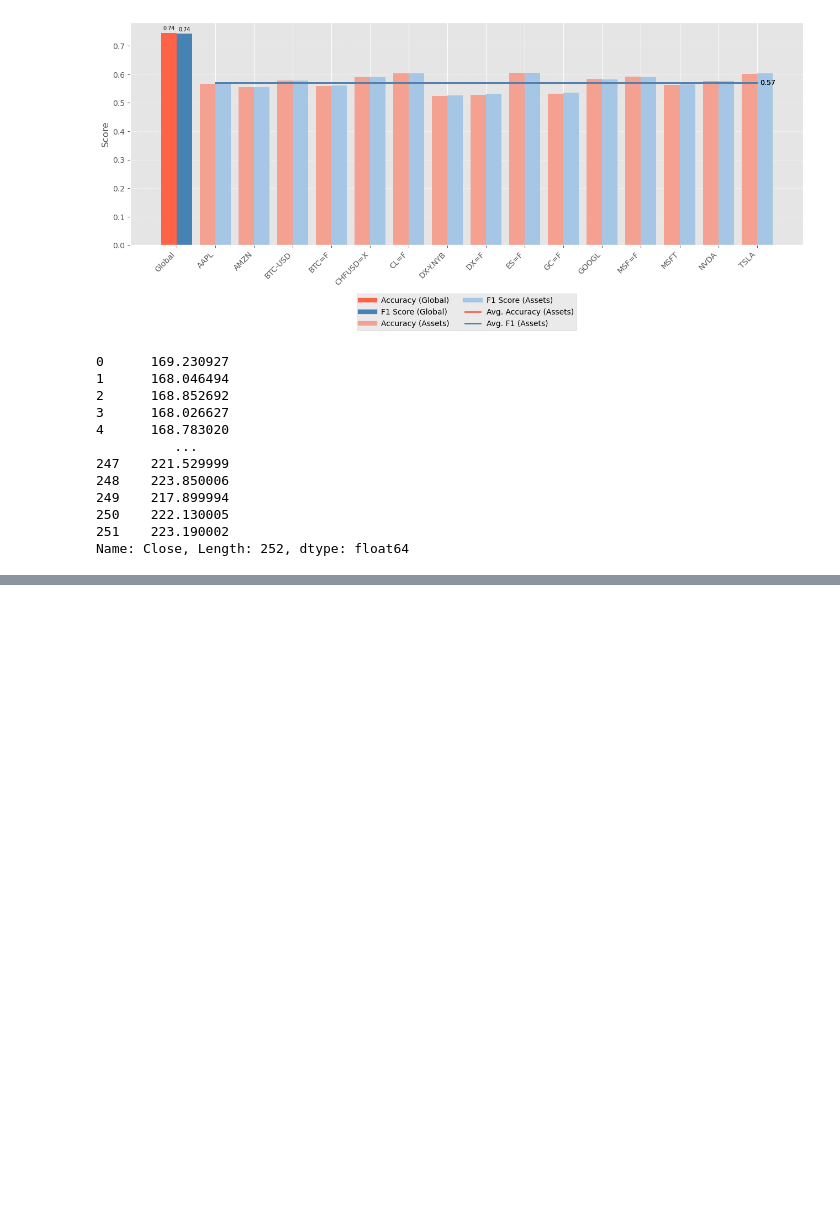
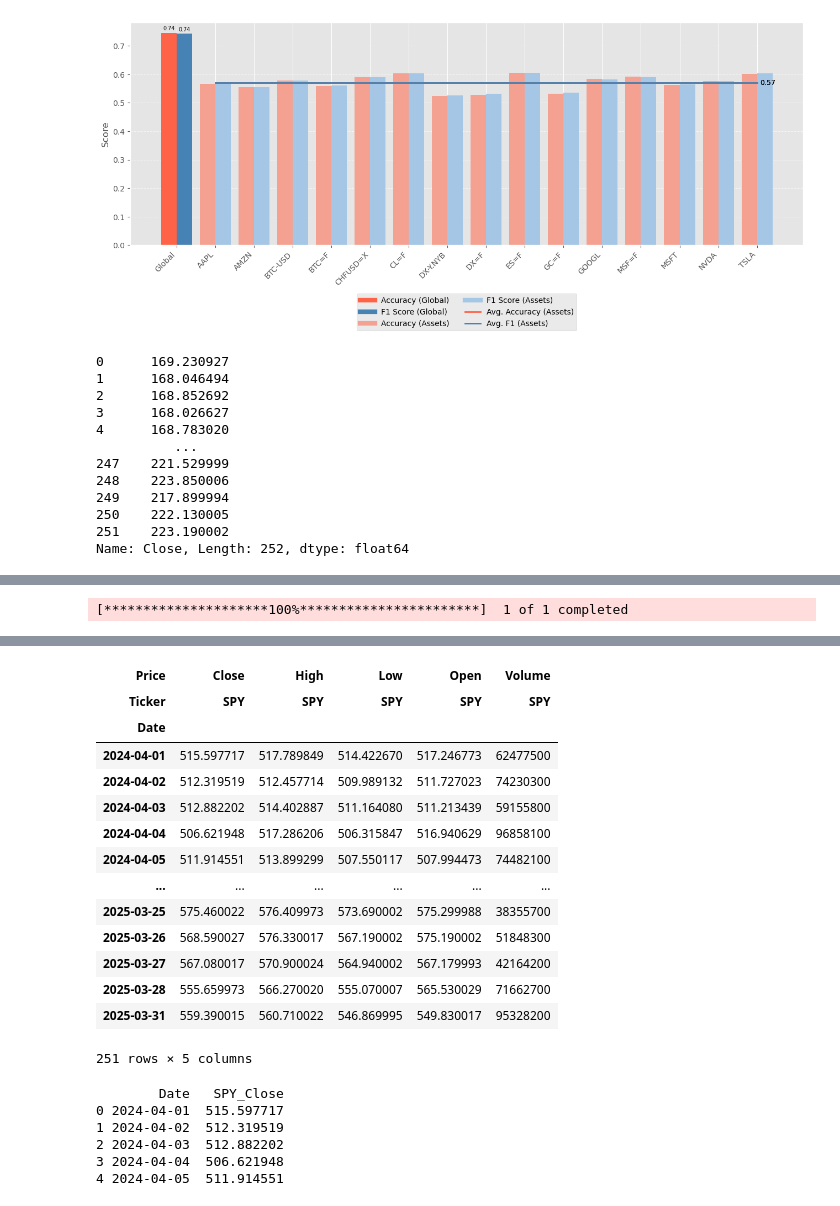
Before and after one commit to fdu11235/REPFS25, a Jupyter notebook: stats_notebook.ipynb, the cells around one changed output, grey strips where cells are left out. Cells and saved outputs as stored; diff of their text form; code cells hidden in the pictures; blank space fills up the shorter version.

```diff
--- a/stats_notebook.ipynb
+++ b/stats_notebook.ipynb
@@ -1005,0 +1182,16 @@ Name: Close, Length: 252, dtype: float64
+# %%
+# Parameters
+ticker = "SPY"
+start_date = "2024-04-01"
+end_date = "2025-04-01"
+filename = f"{ticker}_{start_date}_{end_date}.csv"
+
+
+print("Downloading from yfinance...")
+spy = yf.download(ticker, start=start_date, end=end_date)
+
+
+
+display(spy)
+# %% [output]
+[*********************100%***********************]  1 of 1 completed
@@ -1005,0 +1199,35 @@ Name: Close, Length: 252, dtype: float64
+| Price | Close | High | Low | Open | Volume |
+| Ticker | SPY | SPY | SPY | SPY | SPY |
+| Date |  |  |  |  |  |
+| 2024-04-01 | 515.597717 | 517.789849 | 514.422670 | 517.246773 | 62477500 |
+| 2024-04-02 | 512.319519 | 512.457714 | 509.989132 | 511.727023 | 74230300 |
+| 2024-04-03 | 512.882202 | 514.402887 | 511.164080 | 511.213439 | 59155800 |
+| 2024-04-04 | 506.621948 | 517.286206 | 506.315847 | 516.940629 | 96858100 |
+| 2024-04-05 | 511.914551 | 513.899299 | 507.550117 | 507.994473 | 74482100 |
+| ... | ... | ... | ... | ... | ... |
+| 2025-03-25 | 575.460022 | 576.409973 | 573.690002 | 575.299988 | 38355700 |
+| 2025-03-26 | 568.590027 | 576.330017 | 567.190002 | 575.190002 | 51848300 |
+| 2025-03-27 | 567.080017 | 570.900024 | 564.940002 | 567.179993 | 42164200 |
+| 2025-03-28 | 555.659973 | 566.270020 | 555.070007 | 565.530029 | 71662700 |
+| 2025-03-31 | 559.390015 | 560.710022 | 546.869995 | 549.830017 | 95328200 |
+251 rows × 5 columns
+# %%
+# Extract Date and Close before resetting index
+spy_close = spy[[('Close', 'SPY')]].copy()
+spy_close.reset_index(inplace=True)
+spy_close.columns = ['Date', 'SPY_Close']
+
+
+
+# Save to CSV
+spy_close.to_csv("SPY_Close.csv", index=False)
+
+# Preview
+print(spy_close.head())
+# %% [output]
+        Date   SPY_Close
+0 2024-04-01  515.597717
+1 2024-04-02  512.319519
+2 2024-04-03  512.882202
+3 2024-04-04  506.621948
+4 2024-04-05  511.914551
```
Also changed, not shown: parts of 5 cells of this notebook.
